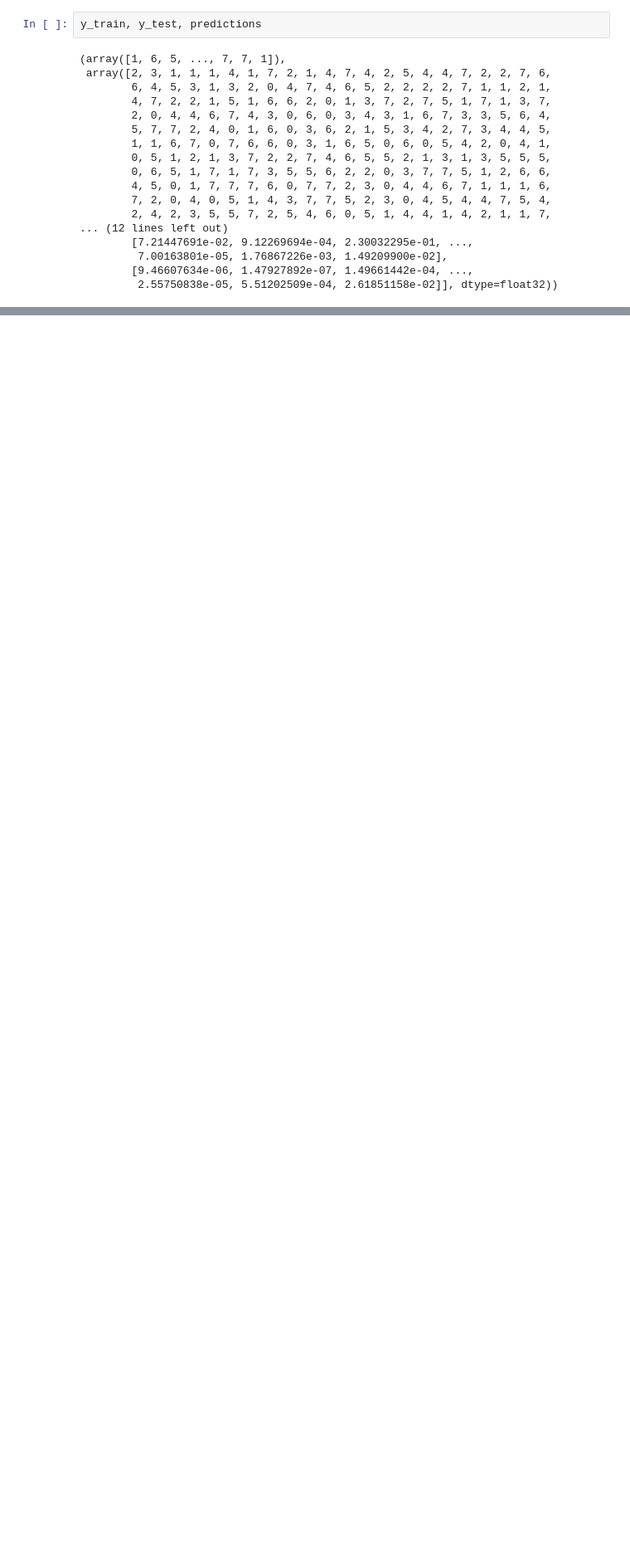
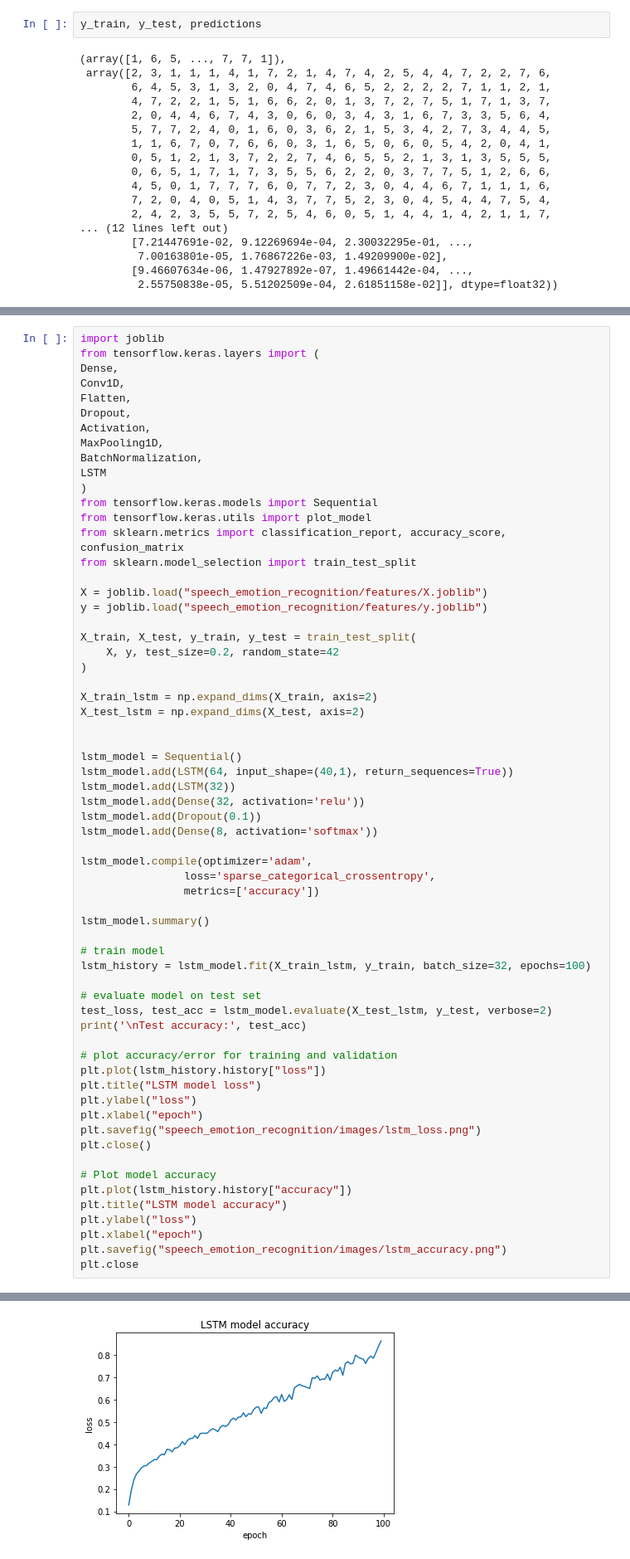
Before and after one commit to lorenanda/speech-emotion-recognition, a Jupyter notebook: notes.ipynb, the cells around one changed output, grey strips where cells are left out. Shown at 83% size. Drawn from its saved outputs; the diff is of its cells as text; blank space fills up the shorter version.

Commit message:
add lstm model

```diff
--- a/notes.ipynb
+++ b/notes.ipynb
@@ -1120,0 +1015,64 @@ df_chroma.to_csv("speech_emotion_recognition/features/df_chroma.csv", index=0)
+# %%
+import joblib
+from tensorflow.keras.layers import (
+Dense,
+Conv1D,
+Flatten,
+Dropout,
+Activation,
+MaxPooling1D,
+BatchNormalization,
+LSTM
+)
+from tensorflow.keras.models import Sequential
+from tensorflow.keras.utils import plot_model
+from sklearn.metrics import classification_report, accuracy_score, confusion_matrix
+from sklearn.model_selection import train_test_split
+
+X = joblib.load("speech_emotion_recognition/features/X.joblib")
+y = joblib.load("speech_emotion_recognition/features/y.joblib")
+
+X_train, X_test, y_train, y_test = train_test_split(
+    X, y, test_size=0.2, random_state=42
+)
+
+X_train_lstm = np.expand_dims(X_train, axis=2)
+X_test_lstm = np.expand_dims(X_test, axis=2)
+
+
+lstm_model = Sequential()
+lstm_model.add(LSTM(64, input_shape=(40,1), return_sequences=True))
+lstm_model.add(LSTM(32))
+lstm_model.add(Dense(32, activation='relu'))
+lstm_model.add(Dropout(0.1))
+lstm_model.add(Dense(8, activation='softmax'))
+
+lstm_model.compile(optimizer='adam',
+                loss='sparse_categorical_crossentropy',
+                metrics=['accuracy'])
+
+lstm_model.summary()
+
+# train model
+lstm_history = lstm_model.fit(X_train_lstm, y_train, batch_size=32, epochs=100)
+
+# evaluate model on test set
+test_loss, test_acc = lstm_model.evaluate(X_test_lstm, y_test, verbose=2)
+print('\nTest accuracy:', test_acc)
+
+# plot accuracy/error for training and validation
+plt.plot(lstm_history.history["loss"])
+plt.title("LSTM model loss")
+plt.ylabel("loss")
+plt.xlabel("epoch")
+plt.savefig("speech_emotion_recognition/images/lstm_loss.png")
+plt.close()
+
+# Plot model accuracy
+plt.plot(lstm_history.history["accuracy"])
+plt.title("LSTM model accuracy")
+plt.ylabel("loss")
+plt.xlabel("epoch")
+plt.savefig("speech_emotion_recognition/images/lstm_accuracy.png")
+plt.close
+# %% [output]
@@ -1120,0 +1097 @@ df_chroma.to_csv("speech_emotion_recognition/features/df_chroma.csv", index=0)
+[figure, added]
```
Also changed, not shown: parts of 14 cells of this notebook, 3 other files.
